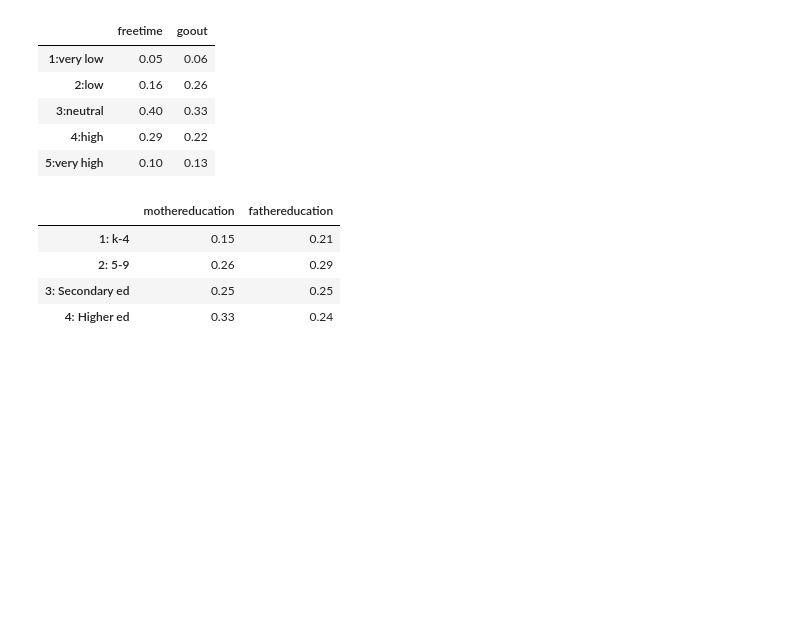
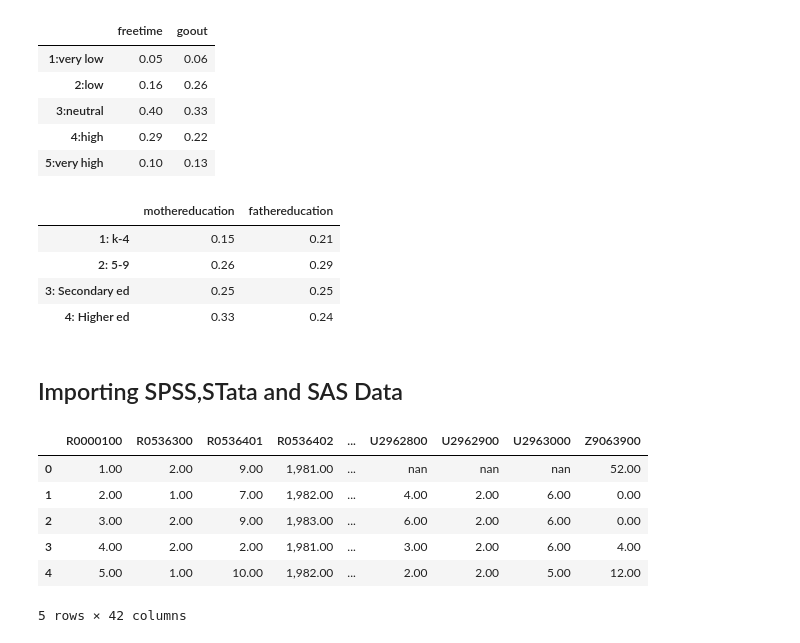
Before and after one commit to jamithireddy/python_data_cleaning, a Jupyter notebook: Python_Data_Cleaning_Cookbook.ipynb, the cells around one changed output. Drawn from its saved outputs; the diff is of its cells as text; code cells hidden in the pictures; blank space fills up the shorter version.

Commit message:
SPSS_STAT_SAS

```diff
--- a/Python_Data_Cleaning_Cookbook.ipynb
+++ b/Python_Data_Cleaning_Cookbook.ipynb
@@ -391,3 +393,5 @@ studentmath[['mothereducation','fathereducation']].apply(pd.Series.value_counts,
 | 2: 5-9 | 0.26 | 0.29 |
 | 3: Secondary ed | 0.25 | 0.25 |
 | 4: Higher ed | 0.33 | 0.24 |
+# %% [markdown]
+<h2> Importing SPSS,STata and SAS Data
@@ -393,0 +403,16 @@ studentmath[['mothereducation','fathereducation']].apply(pd.Series.value_counts,
+# %%
+root=tk.Tk()
+root.withdraw()
+sav_file=filedialog.askopenfilename(title="Browse the required file...")
+# %%
+nls97spss,metaspss=pyreadstat.read_sav(sav_file) # In Stat Files, Metadata has the Column inforrmation the main dataframe columns are not intuitive
+# %%
+nls97spss.head()
+# %% [output]
+|  | R0000100 | R0536300 | R0536401 | R0536402 | ... | U2962800 | U2962900 | U2963000 | Z9063900 |
+| 0 | 1.00 | 2.00 | 9.00 | 1,981.00 | ... | nan | nan | nan | 52.00 |
+| 1 | 2.00 | 1.00 | 7.00 | 1,982.00 | ... | 4.00 | 2.00 | 6.00 | 0.00 |
+| 2 | 3.00 | 2.00 | 9.00 | 1,983.00 | ... | 6.00 | 2.00 | 6.00 | 0.00 |
+| 3 | 4.00 | 2.00 | 2.00 | 1,981.00 | ... | 3.00 | 2.00 | 6.00 | 4.00 |
+| 4 | 5.00 | 1.00 | 10.00 | 1,982.00 | ... | 2.00 | 2.00 | 5.00 | 12.00 |
+5 rows × 42 columns
```
Also changed, not shown: parts of 26 cells of this notebook.
